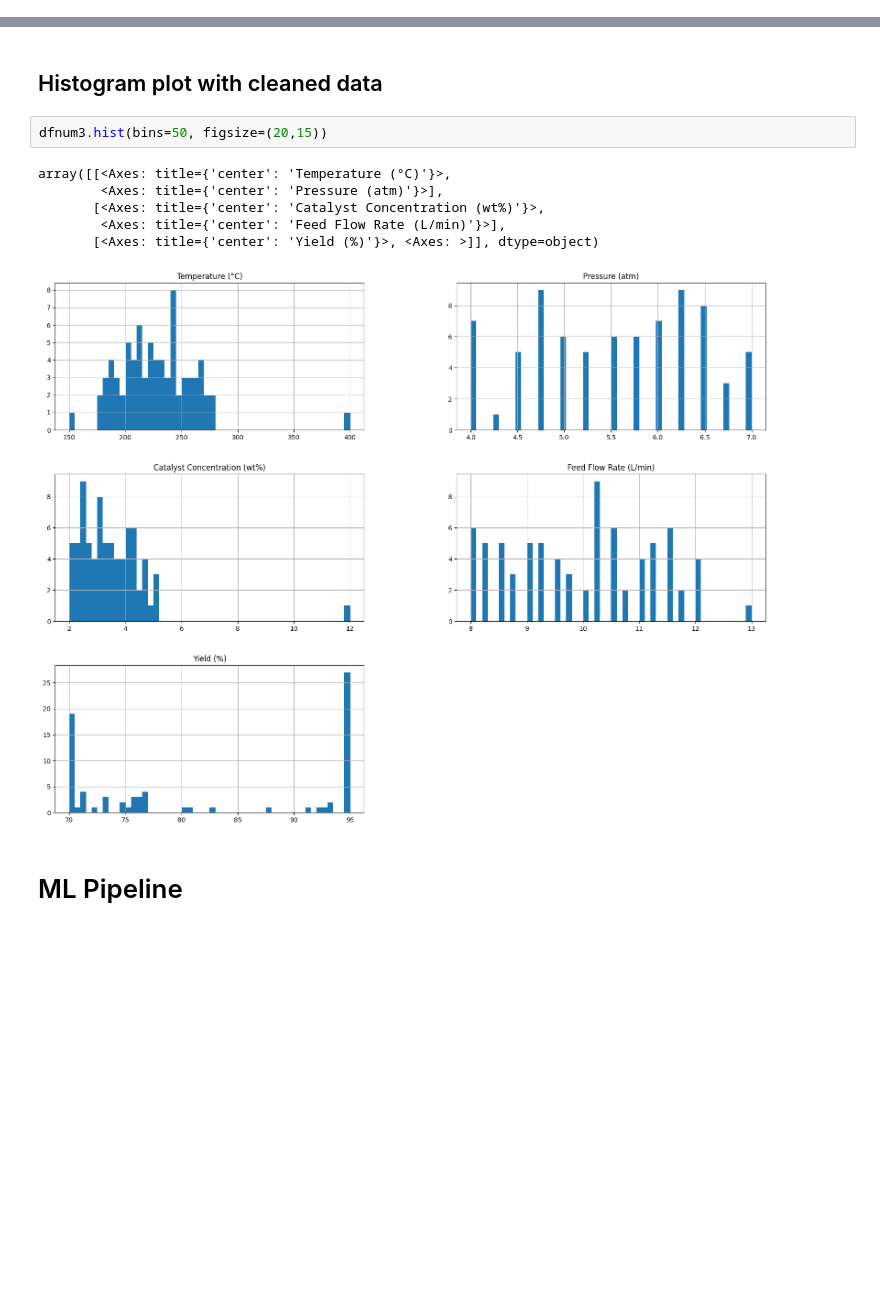
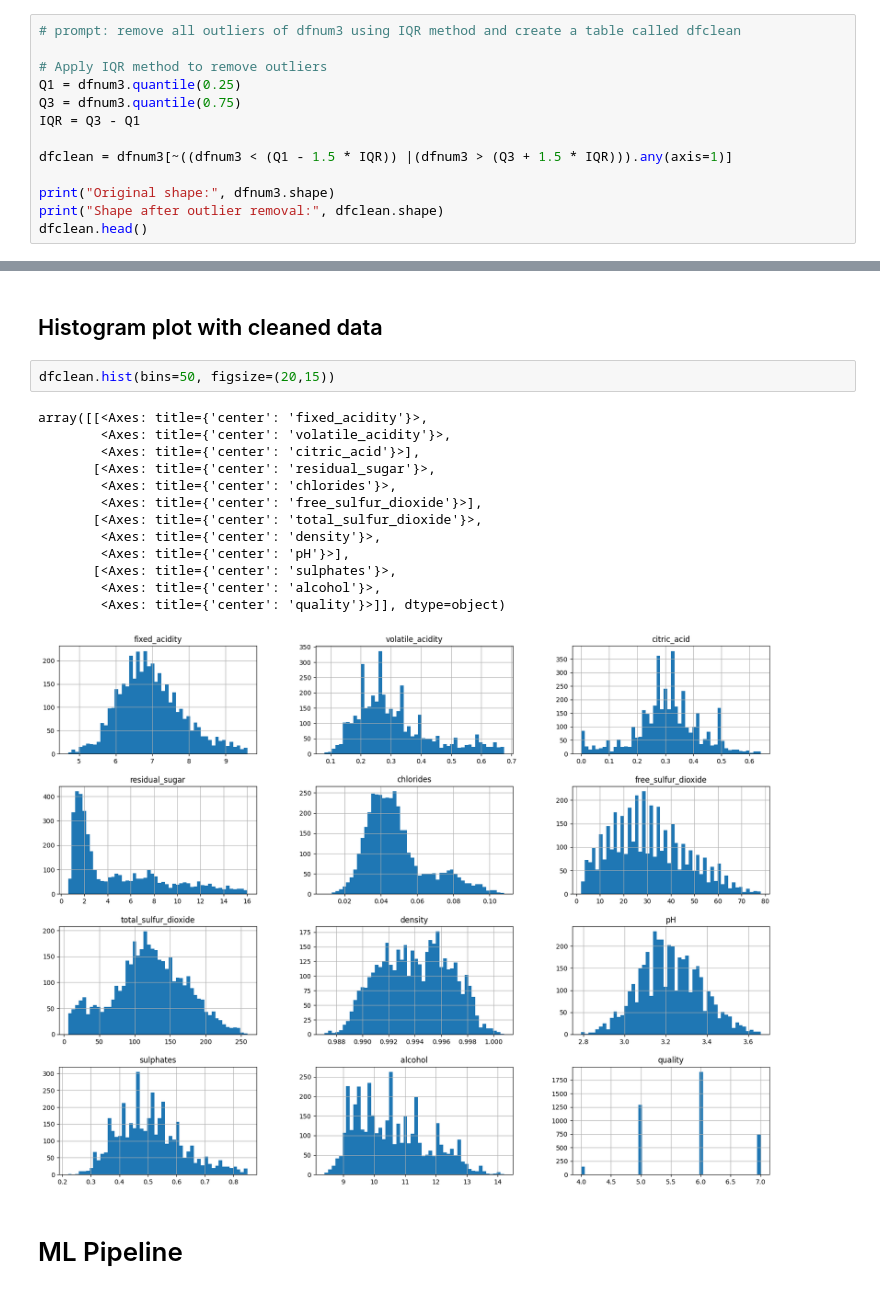
Before and after one commit to dissabnd/Applied-AI-in-Chemical-and-Process-Engineering, a Jupyter notebook: 2_MLpipeline.ipynb, the cells around one changed output, grey strips where cells are left out. Drawn from its saved outputs; the diff is of its cells as text; blank space fills up the shorter version.

```diff
--- a/2_MLpipeline.ipynb
+++ b/2_MLpipeline.ipynb
@@ -293,0 +280,13 @@ Shape after outlier removal: (75, 5)
+# %%
+# prompt: remove all outliers of dfnum3 using IQR method and create a table called dfclean
+
+# Apply IQR method to remove outliers
+Q1 = dfnum3.quantile(0.25)
+Q3 = dfnum3.quantile(0.75)
+IQR = Q3 - Q1
+
+dfclean = dfnum3[~((dfnum3 < (Q1 - 1.5 * IQR)) |(dfnum3 > (Q3 + 1.5 * IQR))).any(axis=1)]
+
+print("Original shape:", dfnum3.shape)
+print("Shape after outlier removal:", dfclean.shape)
+dfclean.head()
@@ -294,14 +302,21 @@ Shape after outlier removal: (75, 5)
 # %% [markdown]
 ## Histogram plot with cleaned data
 # %%
-dfnum3.hist(bins=50, figsize=(20,15))
+dfclean.hist(bins=50, figsize=(20,15))
 # %% [output]
-array([[<Axes: title={'center': 'Temperature (°C)'}>,
-        <Axes: title={'center': 'Pressure (atm)'}>],
-       [<Axes: title={'center': 'Catalyst Concentration (wt%)'}>,
-        <Axes: title={'center': 'Feed Flow Rate (L/min)'}>],
-       [<Axes: title={'center': 'Yield (%)'}>, <Axes: >]], dtype=object)
+array([[<Axes: title={'center': 'fixed_acidity'}>,
+        <Axes: title={'center': 'volatile_acidity'}>,
+        <Axes: title={'center': 'citric_acid'}>],
+       [<Axes: title={'center': 'residual_sugar'}>,
+        <Axes: title={'center': 'chlorides'}>,
+        <Axes: title={'center': 'free_sulfur_dioxide'}>],
+       [<Axes: title={'center': 'total_sulfur_dioxide'}>,
+        <Axes: title={'center': 'density'}>,
+        <Axes: title={'center': 'pH'}>],
+       [<Axes: title={'center': 'sulphates'}>,
+        <Axes: title={'center': 'alcohol'}>,
+        <Axes: title={'center': 'quality'}>]], dtype=object)
-[figure, old version]
+[figure, new version]
 # %% [markdown]
 # ML Pipeline
 # %% [markdown]
```
Also changed, not shown: parts of 12 cells of this notebook.
